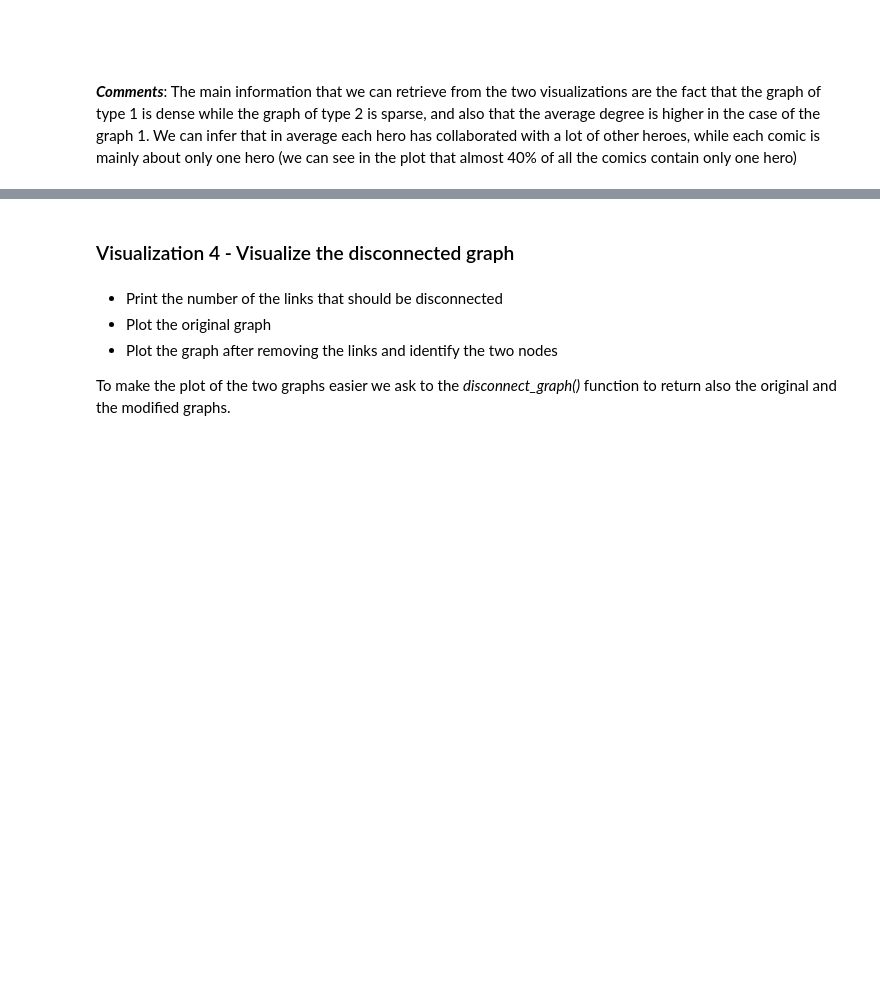
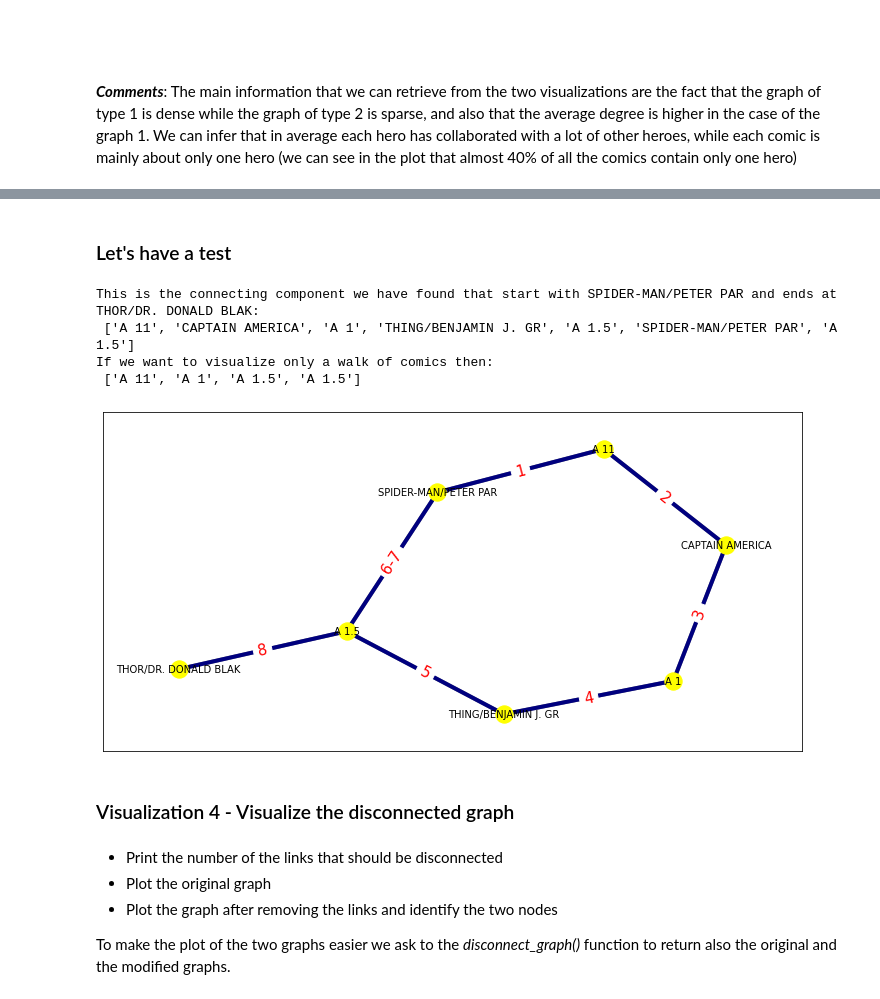
Before and after one commit to sosamandara/ADM-HW5_group3, a Jupyter notebook: main.ipynb, the cells around one changed output, grey strips where cells are left out. Saved outputs shown, nothing was run; the diff lists cells and outputs as text; code cells hidden in the pictures; blank space fills up the shorter version.

Commit message:
Update Functionality 3 and Visualization3
I have to add comments

```diff
--- a/main.ipynb
+++ b/main.ipynb
@@ -449,5 +429,0 @@ for elem in seq_heroes:
-# %%
-Shortest_OR = Shortest_Path_Comics(graph_data,seq_heroes,init_nodo,end_node,N)
-print(f'This is the connecting component we have found that start with {init_nodo} and ends at {end_node}:\n'
-            ,Shortest_OR)
-print("If we want to visualize only a walk of comics then: \n",[item for item in Shortest_OR if item not in first_N_heroes])
@@ -596,0 +584,22 @@ Hubs: ['A3 23', 'UX 145', 'HULK/DR. ROBERT BRUC', 'UX 191', 'A 280', 'A 144', 'S
+# %%
+def plot_graph(sub_hero):
+    pos = nx.spring_layout(sub_hero,seed=7)  # positions for all nodes - seed for reproducibility
+    plt.rcParams["figure.figsize"]=(10,5)
+    # nodes
+    nx.draw_networkx_nodes(sub_hero, pos,node_color='yellow', node_size=300)
+
+    # edges
+    nx.draw_networkx_edges(sub_hero, pos,width=4)
+    nx.draw_networkx_edges(sub_hero, pos, width=4, alpha=0.5, edge_color="blue")
+
+    # node labels
+    nx.draw_networkx_labels(sub_hero, pos, font_size=10, font_family="sans-serif")
+    # edge weight labels
+    edge_labels = nx.get_edge_attributes(sub_hero, "peso")
+    nx.draw_networkx_edge_labels(sub_hero, pos, edge_labels,font_color='red',font_size=15)
+
+    ax = plt.gca()
+    ax.margins(0.08)
+    #plt.axis("off")
+    plt.tight_layout()
+    plt.show()
@@ -597,3 +638,27 @@ Hubs: ['A3 23', 'UX 145', 'HULK/DR. ROBERT BRUC', 'UX 191', 'A 280', 'A 144', 'S
+# %%
+def visualization_3(graph_data,seq_heroes,init_nodo,end_nodo,N):
+    first_N_heroes = Top_N_heroes(N,graph_data)
+    Shortest_OR,Graph_3 = Shortest_Path_Comics(graph_data,seq_heroes,init_nodo,end_nodo,N)
+    print(f'This is the connecting component we have found that start with {init_nodo} and ends at {end_nodo}:\n'
+                ,Shortest_OR[1:-1])
+    print("If we want to visualize only a walk of comics then: \n",[item for item in Shortest_OR if item not in first_N_heroes])
+    sub_hero = give_order_path(Shortest_OR)
+    plot_graph(sub_hero)
+# %% [markdown]
+### Let's have a test
+# %%
+graph_data = df_edges
+seq_heroes = ['CAPTAIN AMERICA', 'THING/BENJAMIN J. GR', 'SPIDER-MAN/PETER PAR']
+init_nodo = 'SPIDER-MAN/PETER PAR'
+end_nodo = 'THOR/DR. DONALD BLAK'
+N = 5
+visualization_3(graph_data,seq_heroes,init_nodo,end_nodo,N)
+# %% [output]
+This is the connecting component we have found that start with SPIDER-MAN/PETER PAR and ends at THOR/DR. DONALD BLAK:
+ ['A 11', 'CAPTAIN AMERICA', 'A 1', 'THING/BENJAMIN J. GR', 'A 1.5', 'SPIDER-MAN/PETER PAR', 'A 1.5']
+If we want to visualize only a walk of comics then:
+ ['A 11', 'A 1', 'A 1.5', 'A 1.5']
+[figure, added]
 # %% [markdown]
 ### Visualization 4 - Visualize the disconnected graph
 # %% [markdown]
```
Also changed, not shown: parts of 10 cells of this notebook.
